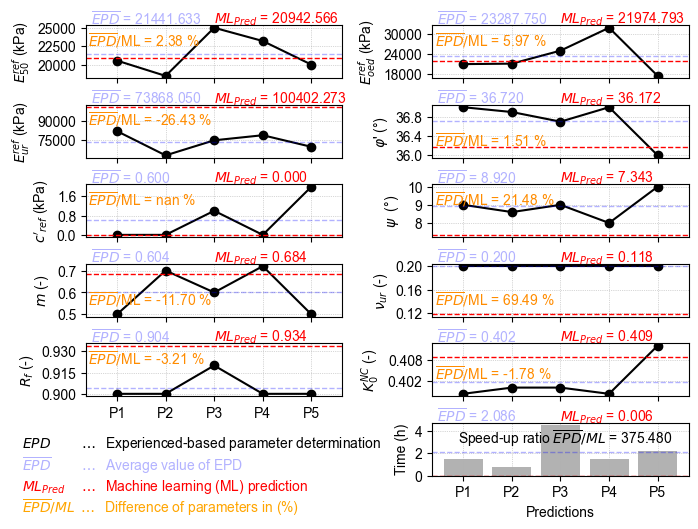
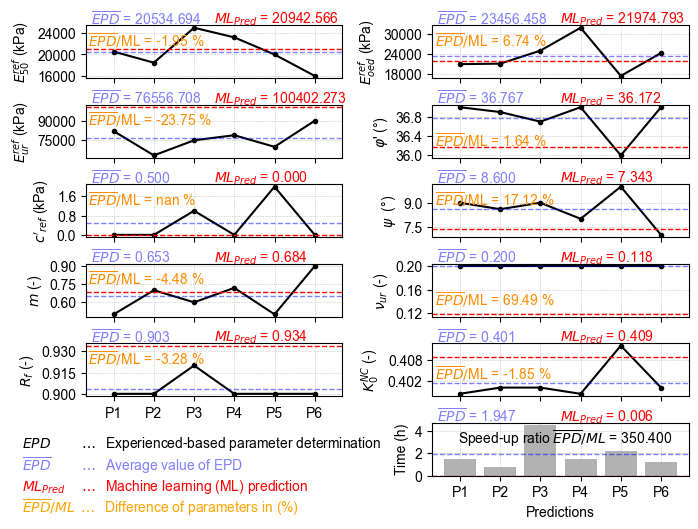
Unified diff of the notebook cell whose output changed from the first chart to the second:
--- before
+++ after
@@ -29,14 +29,14 @@
 
 x_value = [0.01, 0.01, 0.01, 0.01, 0.01, 0.01, 0.01, 0.01, 0.01, 0.01, 0.01, 0.1]
-y_value = [0.9, 0.9, 0.9, 0.5, 0.9, 0.9, 0.5, 0.5, 0.9, 0.6, 0.9, 0.9]
+y_value = [0.9, 0.9, 0.9, 0.5, 0.9, 0.9, 0.9, 0.5, 0.9, 0.6, 0.9, 0.9]
 
 # Plot each parameter in a separate subplot
 for i, ax in enumerate(axs[:len(parameters)]):
     if i < len(parameters)-2:  # Plot everything except the second-to-last plot
-        ax.plot(df.columns[2:], df.iloc[i, 2:], label=parameters[i], color='k', marker='o')
+        ax.plot(df.columns[2:], df.iloc[i, 2:], label=parameters[i], color='k', marker='o', markersize=5)
 
         average_value = np.average(df[average_columns].iloc[i])
-        ax.axhline(average_value, color='b', linestyle='--', label='Average', alpha = 0.3, lw = 1.0)
-        ax.text(0.02, 1.3, s = '$\\overline{EPD}$'+f' = {average_value:.3f}', color = 'b', transform=ax.transAxes, ha='left', va='top', alpha = 0.3)
+        ax.axhline(average_value, color='b', linestyle='--', label='Average', alpha = 0.5, lw = 1.0)
+        ax.text(0.02, 1.3, s = '$\\overline{EPD}$'+f' = {average_value:.3f}', color = 'b', transform=ax.transAxes, ha='left', va='top', alpha = 0.5)
 
         ax.axhline(ML.iloc[i, 0], color='r', linestyle='--', label='ML', lw = 1.0)
@@ -49,6 +49,6 @@
 
         average_value = np.average(df[average_columns].iloc[i])
-        ax.axhline(average_value, color='b', linestyle='--', label='Average', alpha = 0.3, lw = 1.0)
-        ax.text(0.02, 1.3, s = '$\\overline{EPD}$'+f' = {average_value:.3f}', color = 'b', transform=ax.transAxes, ha='left', va='top', alpha = 0.3)
+        ax.axhline(average_value, color='b', linestyle='--', label='Average', alpha = 0.5, lw = 1.0)
+        ax.text(0.02, 1.3, s = '$\\overline{EPD}$'+f' = {average_value:.3f}', color = 'b', transform=ax.transAxes, ha='left', va='top', alpha = 0.5)
 
         ax.axhline(ML.iloc[i, 0], color='r', linestyle='--', label='ML$_{Pred}$', lw = 1.0)
@@ -81,5 +81,5 @@
 y = -0.3
 colors = ['black', 'blue', 'r', 'orange']
-alphas = [1,0.3,1,1]
+alphas = [1,0.5,1,1]
 for text,color,alpha in zip(texts, colors, alphas):
     text_ax.text(-0.25, 0.9+y, text, va='center', ha='left', color = color, alpha = alpha)

Commit: update